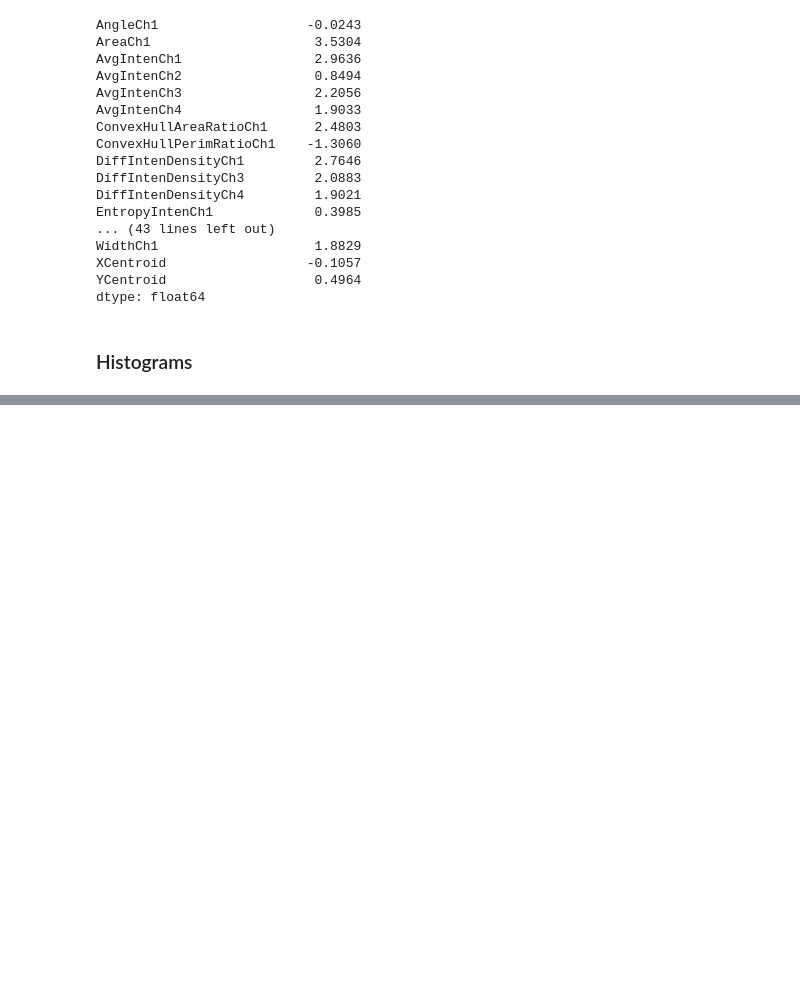
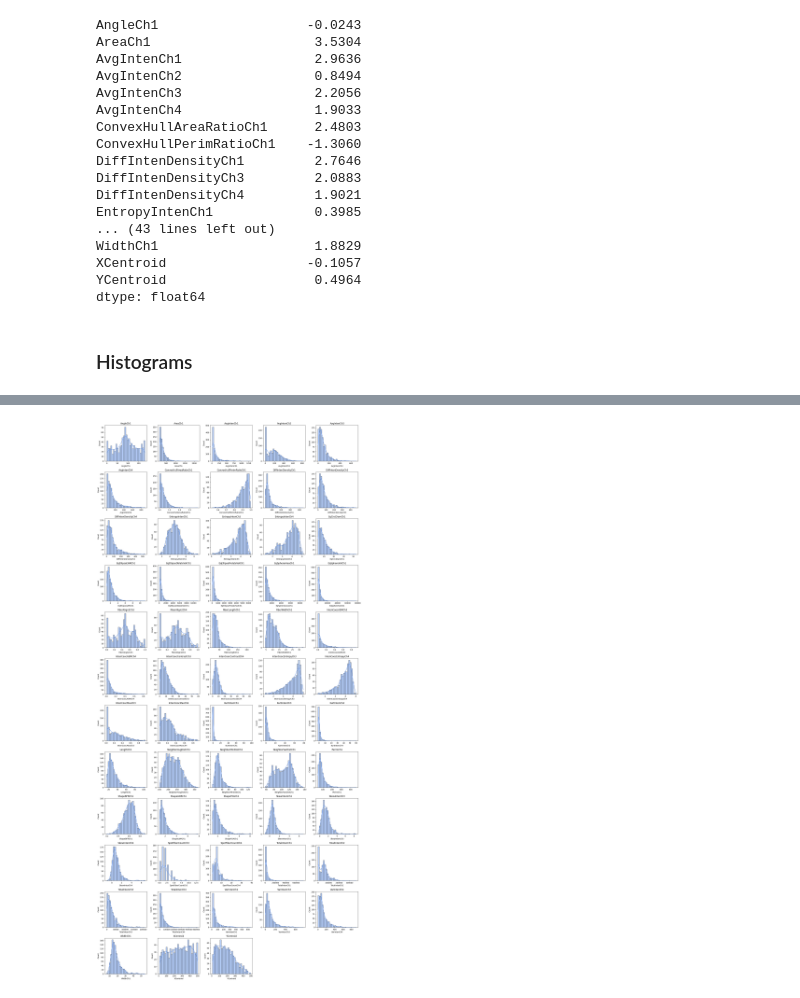
Before and after one commit to ZlataSparrow/Applied-Predictive-Modeling, a Jupyter notebook: notebook/APM notebook1.ipynb, the cells around one changed output, grey strips where cells are left out. Cells and saved outputs as stored; diff of their text form; code cells hidden in the pictures; blank space fills up the shorter version.

```diff
--- a/notebook/APM notebook1.ipynb
+++ b/notebook/APM notebook1.ipynb
@@ -112,0 +114,17 @@ plt.show()
+# %%
+num_columns = len(seg_data.columns)
+cols_per_row = 5
+rows = math.ceil(num_columns / cols_per_row)
+
+plt.figure(figsize=(cols_per_row * 4, rows * 3.5))
+
+
+for i, column in enumerate(seg_data.columns):
+    plt.subplot(rows, cols_per_row, i + 1)
+    sns.histplot(seg_data[column], bins=30, kde=True, color='cornflowerblue')
+    plt.title(column)
+    plt.tight_layout()
+
+plt.show()
+# %% [output]
+[figure, added]
```
Also changed, not shown: parts of 3 cells of this notebook.
